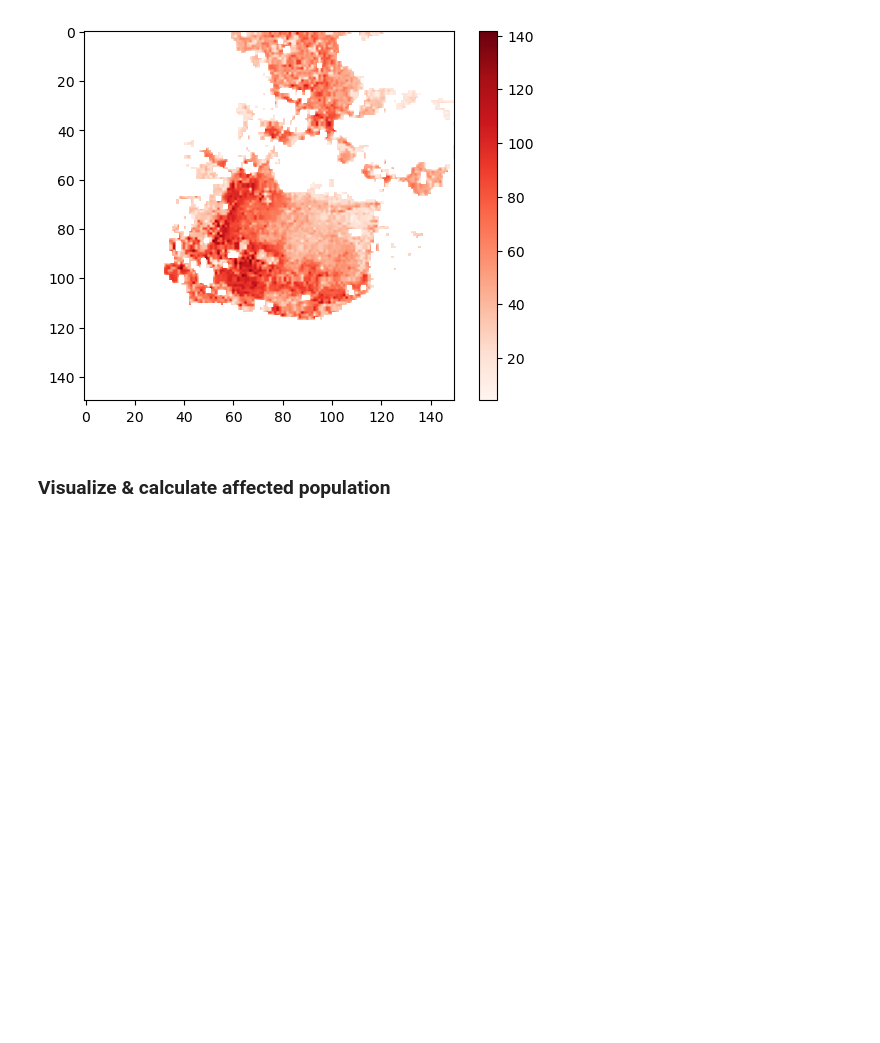
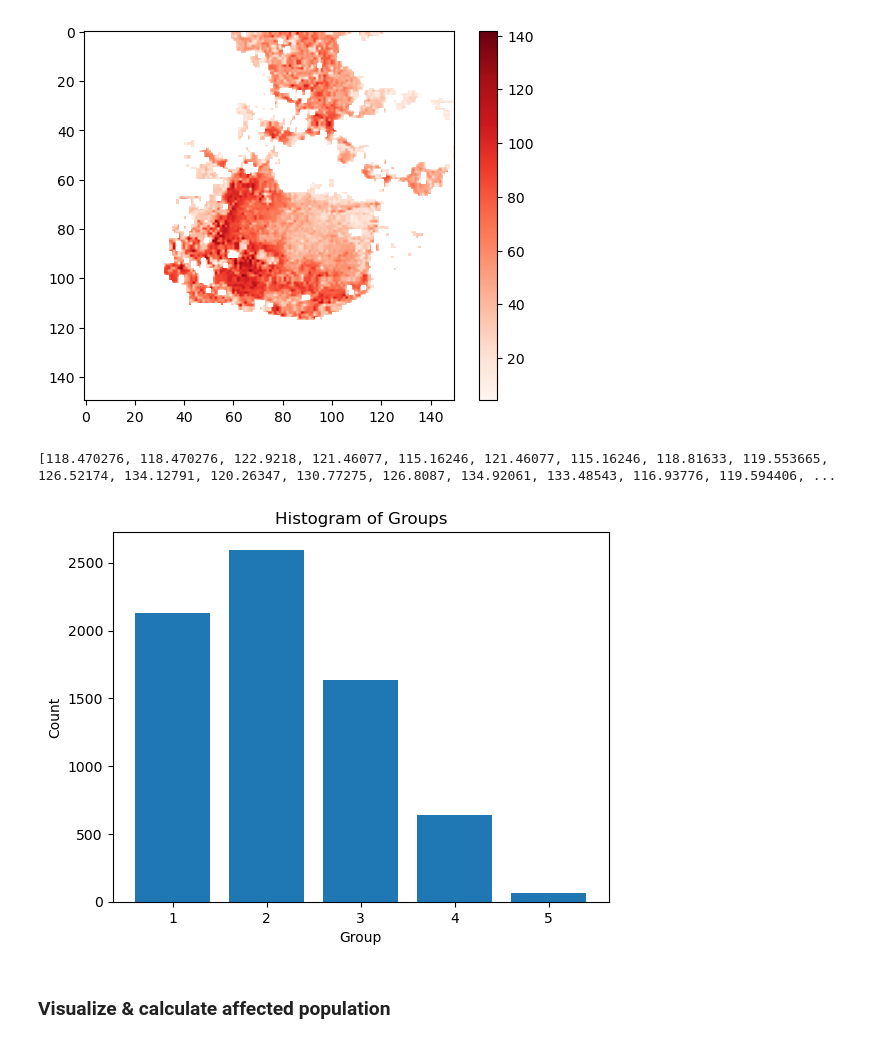
Before and after one commit to Deltares-research/FloodsAndHealthTool, a Jupyter notebook: floodhealth/SPRINT2Yaml.ipynb, the cells around one changed output. Drawn from its saved outputs; the diff is of its cells as text; code cells hidden in the pictures; blank space fills up the shorter version.

Commit message:
aanpassingen van scripts - histogrammen & opschoning
Aan Sprint2yaml is code voor het maken van histogrammen toegevoegd (nog wat te veel testcode, maar output is er)

```diff
--- a/floodhealth/SPRINT2Yaml.ipynb
+++ b/floodhealth/SPRINT2Yaml.ipynb
@@ -120,3 +128,27 @@ cbar = fig.colorbar(mappable)
 plt.show()
 # %% [output]
 [figure]
+# %%
+min_value = np.nanmin(popdens)
+max_value = np.nanmax(popdens)
+nr_of_classes = 5
+
+int_width = (max_value-min_value)/nr_of_classes
+# %%
+intervals = []
+for i in range(nr_of_classes):
+    start = min_value + (i * int_width)
+    end = start + int_width
+    intervals.append((start, end))
+# %%
+
+# Assign data points to intervals
+groups = [[] for _ in range(nr_of_classes)]
+for row in popdens:
+    for value in row:
+        for i, (start, end) in enumerate(intervals):
+            if start <= value < end:
+                groups[i].append(value)
+                break
+
+# Plot the histogram
@@ -122,0 +157,15 @@ plt.show()
+# %%
+print(vijf)
+# %% [output]
+[118.470276, 118.470276, 122.9218, 121.46077, 115.16246, 121.46077, 115.16246, 118.81633, 119.553665, 126.52174, 134.12791, 120.26347, 130.77275, 126.8087, 134.92061, 133.48543, 116.93776, 119.594406, ...
+# %%
+group_counts = [len(group) for group in groups]
+# %%
+plt.bar(range(1, nr_of_classes+1), group_counts)
+plt.xlabel('Group')
+plt.ylabel('Count')
+plt.title('Histogram of Groups')
+
+plt.show()
+# %% [output]
+[figure, added]
```
Also changed, not shown: parts of 9 cells of this notebook, 1 other file.
